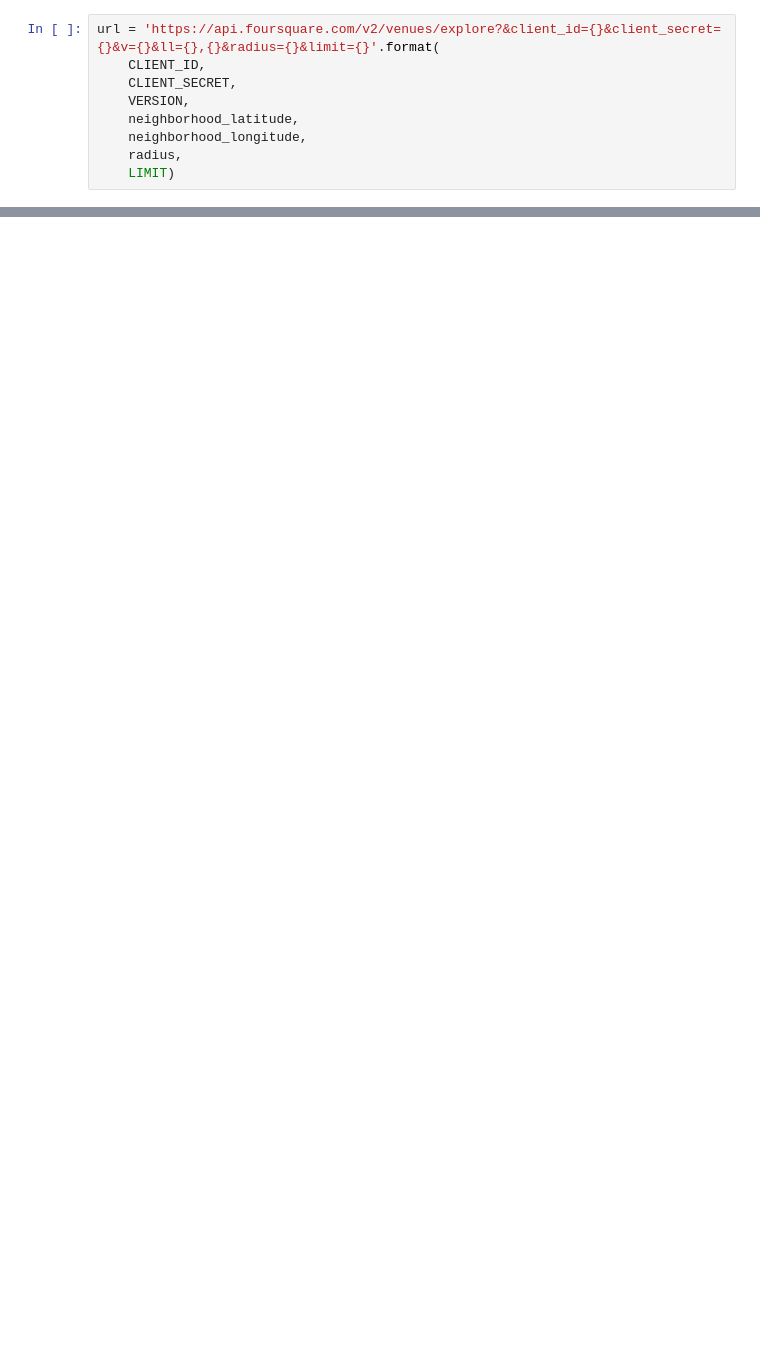
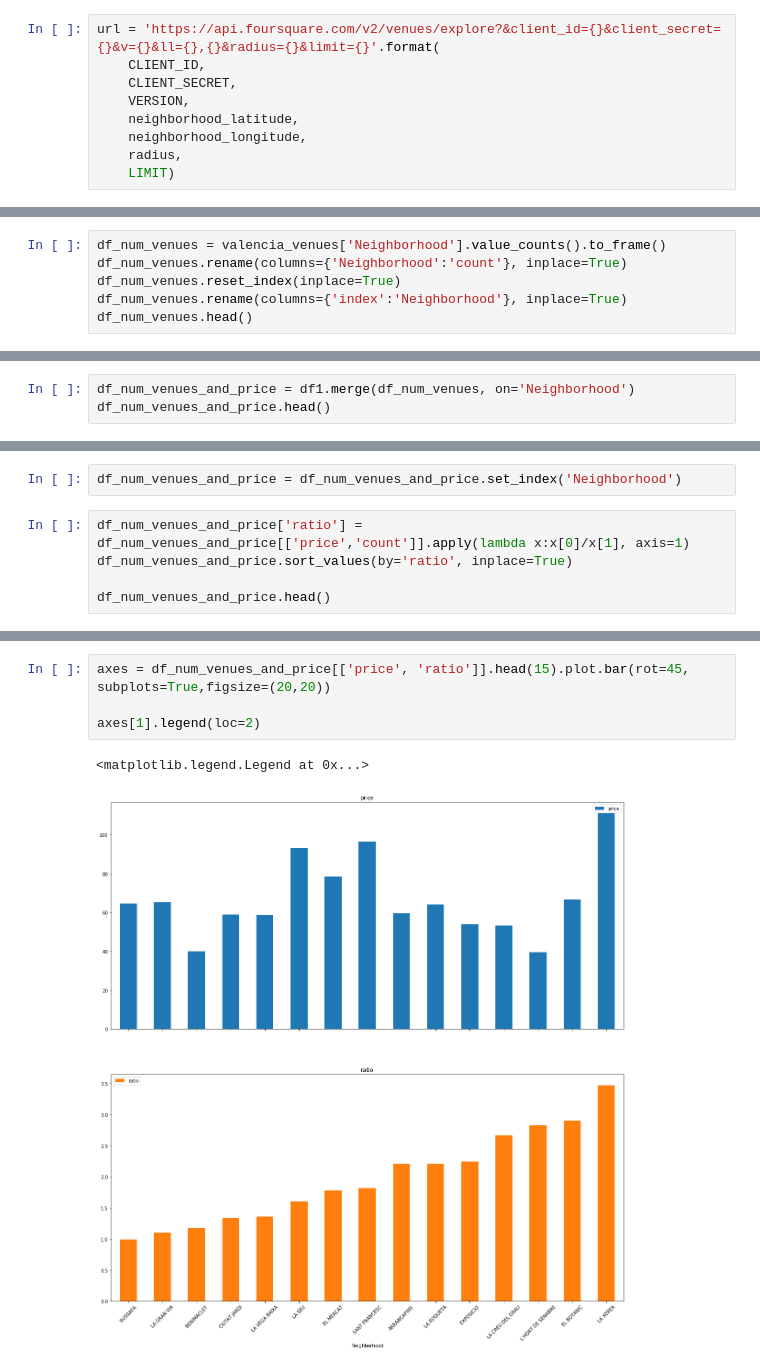
Before and after one commit to jocalte/Coursera_Capstone, a Jupyter notebook: The Battle of Neighborhoods.ipynb, the cells around one changed output, grey strips where cells are left out. Drawn from its saved outputs; the diff is of its cells as text; blank space fills up the shorter version.

```diff
--- a/The Battle of Neighborhoods.ipynb
+++ b/The Battle of Neighborhoods.ipynb
@@ -322,0 +437,6 @@ valencia_venues.head()
+# %%
+df_num_venues = valencia_venues['Neighborhood'].value_counts().to_frame()
+df_num_venues.rename(columns={'Neighborhood':'count'}, inplace=True)
+df_num_venues.reset_index(inplace=True)
+df_num_venues.rename(columns={'index':'Neighborhood'}, inplace=True)
+df_num_venues.head()
@@ -322,0 +450,3 @@ valencia_venues.head()
+# %%
+df_num_venues_and_price = df1.merge(df_num_venues, on='Neighborhood')
+df_num_venues_and_price.head()
@@ -322,0 +462,7 @@ valencia_venues.head()
+# %%
+df_num_venues_and_price = df_num_venues_and_price.set_index('Neighborhood')
+# %%
+df_num_venues_and_price['ratio'] = df_num_venues_and_price[['price','count']].apply(lambda x:x[0]/x[1], axis=1)
+df_num_venues_and_price.sort_values(by='ratio', inplace=True)
+
+df_num_venues_and_price.head()
@@ -322,0 +477,7 @@ valencia_venues.head()
+# %%
+axes = df_num_venues_and_price[['price', 'ratio']].head(15).plot.bar(rot=45, subplots=True,figsize=(20,20))
+
+axes[1].legend(loc=2)
+# %% [output]
+<matplotlib.legend.Legend at 0x...>
+[figure, added]
```
Also changed, not shown: parts of 94 cells of this notebook.
